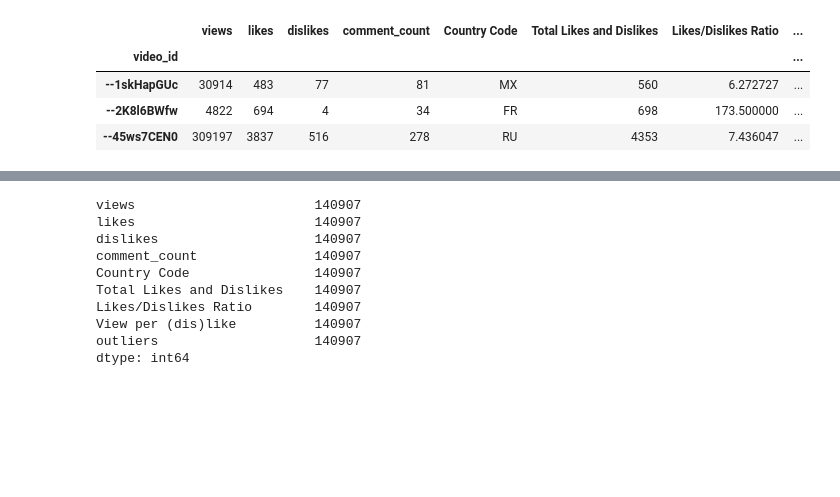
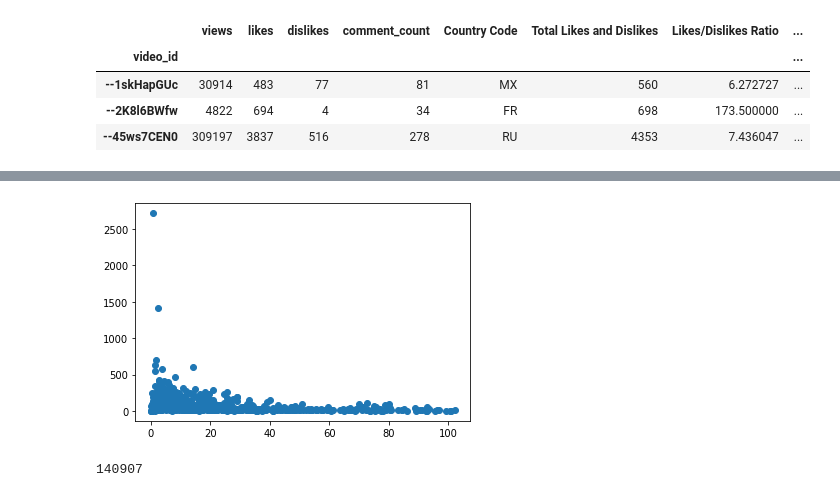
Before and after one commit to jherberg462/python-project, a Jupyter notebook: comparing_ratio_of_likes_dislikes_to_views.ipynb, the cells around one changed output, grey strips where cells are left out. Cells and saved outputs as stored; diff of their text form; code cells hidden in the pictures; blank space fills up the shorter version.

```diff
--- a/comparing_ratio_of_likes_dislikes_to_views.ipynb
+++ b/comparing_ratio_of_likes_dislikes_to_views.ipynb
@@ -136,13 +135,9 @@ plt.show()
-# %%
-df.count()
-# %% [output]
-views                       140907
-likes                       140907
-dislikes                    140907
-comment_count               140907
-Country Code                140907
-Total Likes and Dislikes    140907
-Likes/Dislikes Ratio        140907
-View per (dis)like          140907
-outliers                    140907
-dtype: int64
+# %%
+plt.scatter(likes_ratio, view_per_like)
+plt.show()
+# %% [output]
+[figure, added]
+# %%
+len(df)
+# %% [output]
+140907
```
Also changed, not shown: parts of 6 cells of this notebook.
